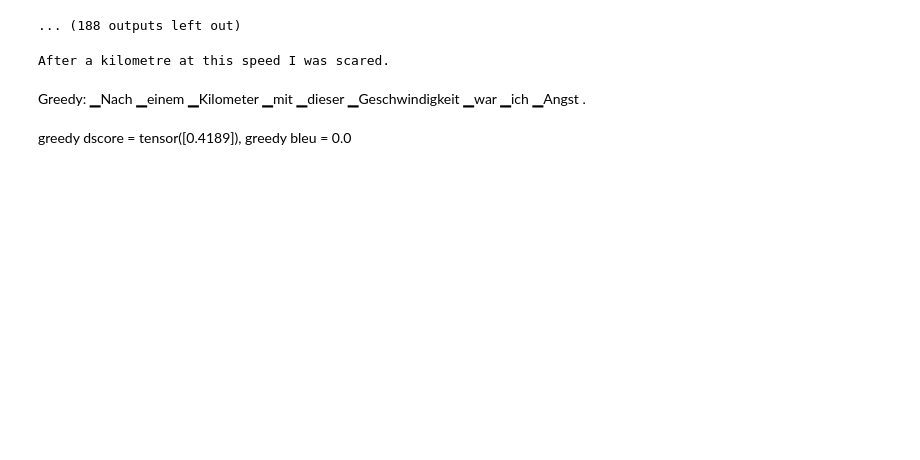
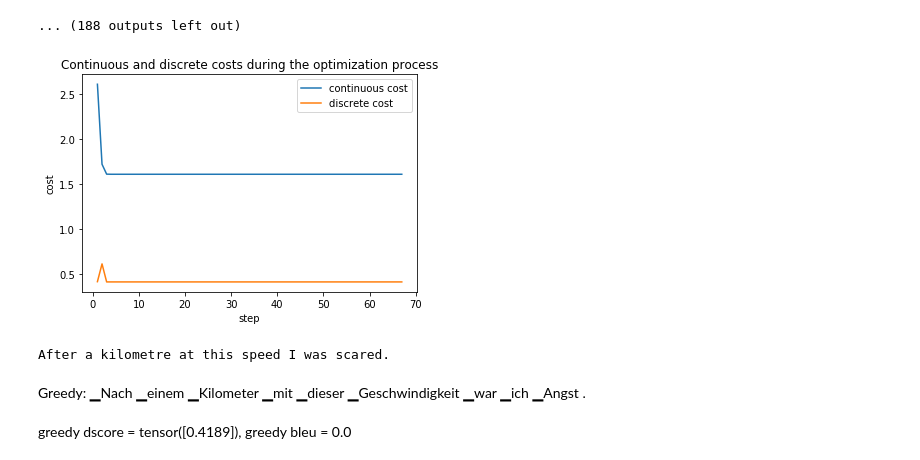
Before and after one commit to pmaslankowski/OpenNMT-py, a Jupyter notebook: research/notebook.ipynb, the cells around one changed output. Drawn from its saved outputs; the diff is of its cells as text; code cells hidden in the pictures; blank space fills up the shorter version.

```diff
--- a/research/notebook.ipynb
+++ b/research/notebook.ipynb
@@ -1080,5 +1174,5 @@ loss_score = 1.9037933349609375, cscore = 1.9037933349609375, dscore = 0.5352103
 # %%
-perform_detailed_test(7) # tutaj po podmianie jednego słowa koszt najpierw wzrasta, a potem po podmianie innego jest niższy niż pierwotnie
+tr2 = perform_detailed_test(7) # tutaj po podmianie jednego słowa koszt najpierw wzrasta, a potem po podmianie innego jest niższy niż pierwotnie
 # %% [output]
 "We are a small team that operates like a close knit family and he will be dearly missed," the spokesperson said.
 Greedy: ▁" Wir ▁sind ▁ein ▁kleines ▁Team , ▁das ▁wie ▁eine ▁enge ▁k n it ▁Familie ▁arbeitet ▁und ▁er ▁wird ▁sehr ▁vermiss t ▁werden ", ▁sagte ▁der ▁Sprech er .
@@ -1093,6 +1187,10 @@ loss_score = 1.7160037755966187, cscore = 1.7160037755966187, dscore = 0.6088883
 ▁" Wir ▁sind ▁ein ▁kleines ▁Team , ▁das ▁wie ▁eine ▁enge ▁k n it ▁Familie ▁funktioniert , ▁er ▁wird ▁sehr ▁vermiss t ▁werden ", ▁sagte ▁der ▁Sprech er .
 [interactive output not drawn]
 ... (188 outputs left out)
+# %%
+plot_costs(tr2, 'costs2.pdf')
+# %% [output]
+[figure, added]
 # %%
 perform_detailed_test(35)
 # %% [output]
```
Also changed, not shown: parts of 24 cells of this notebook, 6 other files.
